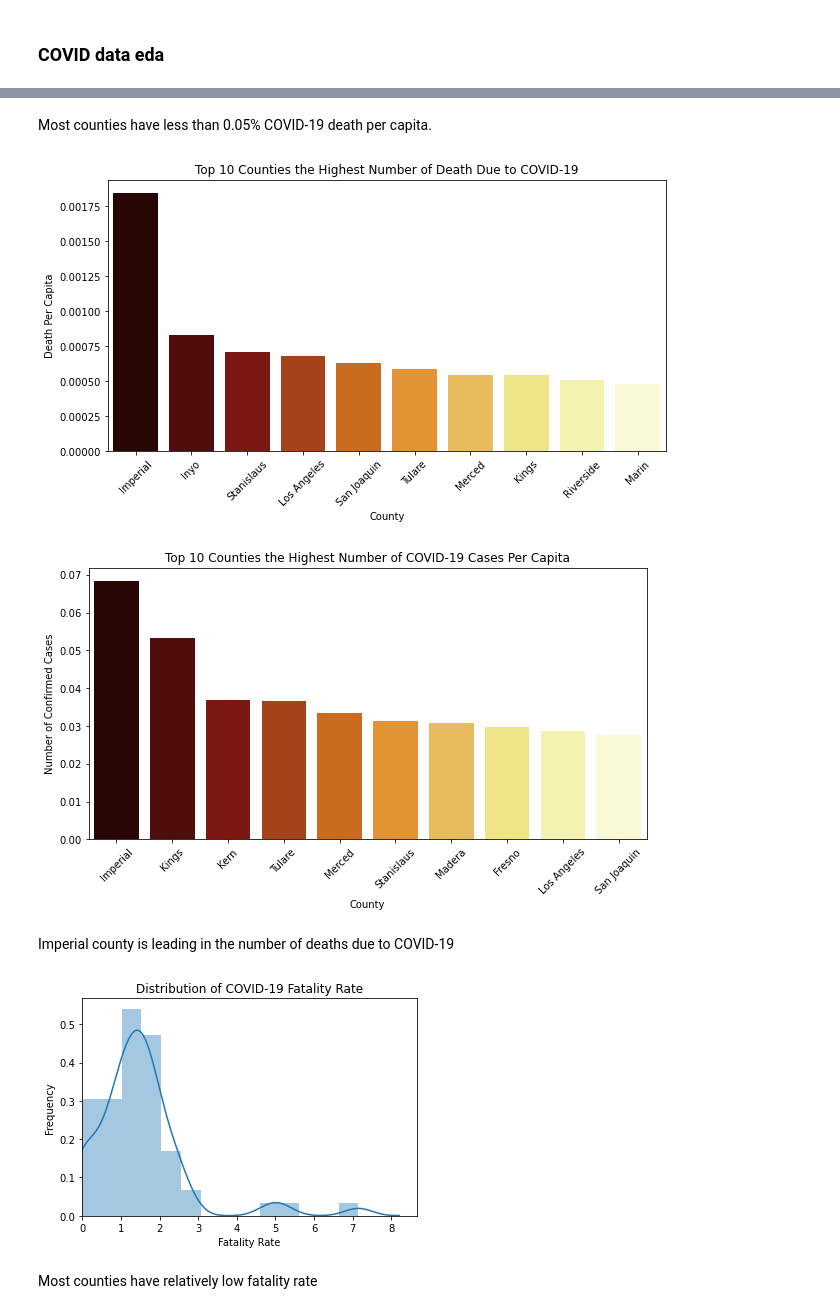
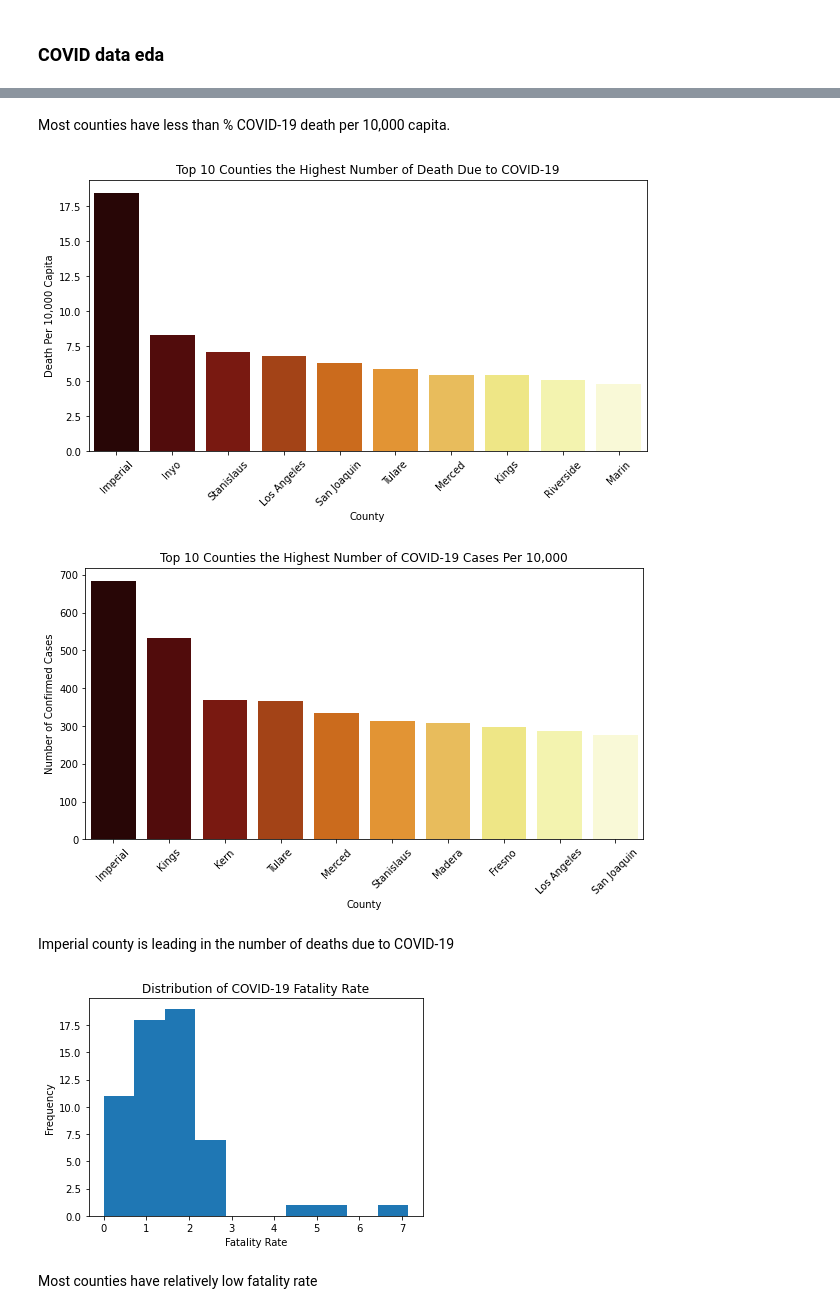
Before and after one commit to iforani/project-five, a Jupyter notebook: code/more_eda_emiko.ipynb, the cells around one changed output, grey strips where cells are left out. Cells and saved outputs as stored; diff of their text form; code cells hidden in the pictures.

```diff
--- a/code/more_eda_emiko.ipynb
+++ b/code/more_eda_emiko.ipynb
@@ -8 +20,11 @@ disasters = pd.read_csv('../data/covid_fire_earthquake_summary.csv')
+# %%
+disasters['covid_death_per_capita'] = disasters['covid_death_per_capita'] * 10000
+# %%
+disasters['covid_confirmed_per_capita'] = disasters['covid_confirmed_per_capita'] * 10000
+# %%
+disasters['covid_active_cases_per_capita'] = disasters['covid_active_cases_per_capita'] * 10000
+# %%
+# rename columns to reflect the change
+col_names = {'covid_death_per_capita': 'covid_death_per_10000', 'covid_confirmed_per_capita': 'covid_confirmed_per_10000', 'covid_active_cases_per_10000': 'covid_active_cases_per_10000'}
+disasters.rename(columns=col_names, inplace=True)
 # %% [markdown]
@@ -97,40 +116,39 @@ plt.xlim(left=0);
 # %% [markdown]
-Most counties have less than 0.05% COVID-19 death per capita.
+Most counties have less than % COVID-19 death per 10,000 capita.
 # %%
 #let's look at the 10 counties which had the most covid deaths per capita
-covid_death_capita = disasters.sort_values(by='covid_death_per_capita', ascending=False)[:10]
+covid_death_capita = disasters.sort_values(by='covid_death_per_10000', ascending=False)[:10]
 
 f, ax=plt.subplots(figsize=(10,5))
-sns.barplot(y='covid_death_per_capita',x='county', data=covid_death_capita, palette='afmhot');
+sns.barplot(y='covid_death_per_10000',x='county', data=covid_death_capita, palette='afmhot');
 plt.title('Top 10 Counties the Highest Number of Death Due to COVID-19')
 plt.xlabel('County')
-plt.ylabel('Death Per Capita')
+plt.ylabel('Death Per 10,000 Capita')
 plt.xticks(rotation=45);
 # %% [output]
-[figure, old version]
+[figure, new version]
 # %%
 #let's look at the 10 counties which had the most covid confirmed cases per capita
-confirmed_capita = disasters.sort_values(by='covid_confirmed_per_capita', ascending=False)[:10]
+confirmed_capita = disasters.sort_values(by='covid_confirmed_per_10000', ascending=False)[:10]
 
 f, ax=plt.subplots(figsize=(10,5))
-sns.barplot(y='covid_confirmed_per_capita',x='county', data=confirmed_capita, palette='afmhot');
-plt.title('Top 10 Counties the Highest Number of COVID-19 Cases Per Capita')
+sns.barplot(y='covid_confirmed_per_10000',x='county', data=confirmed_capita, palette='afmhot');
+plt.title('Top 10 Counties the Highest Number of COVID-19 Cases Per 10,000')
 plt.xlabel('County')
 plt.ylabel('Number of Confirmed Cases')
 plt.xticks(rotation=45);
 # %% [output]
-[figure, old version]
+[figure, new version]
 # %% [markdown]
 Imperial county is leading in the number of deaths due to COVID-19
 # %%
 # distribution of fatality rate
-sns.distplot(disasters['covid_case_fatality_ratio'])
+plt.hist(disasters['covid_case_fatality_ratio'])
 plt.title('Distribution of COVID-19 Fatality Rate')
 plt.xlabel('Fatality Rate')
-plt.ylabel('Frequency')
-plt.xlim(left=0);
+plt.ylabel('Frequency');
 # %% [output]
-[figure, old version]
+[figure, new version]
 # %% [markdown]
 Most counties have relatively low fatality rate
 # %%
```
Also changed, not shown: parts of 19 cells of this notebook.
